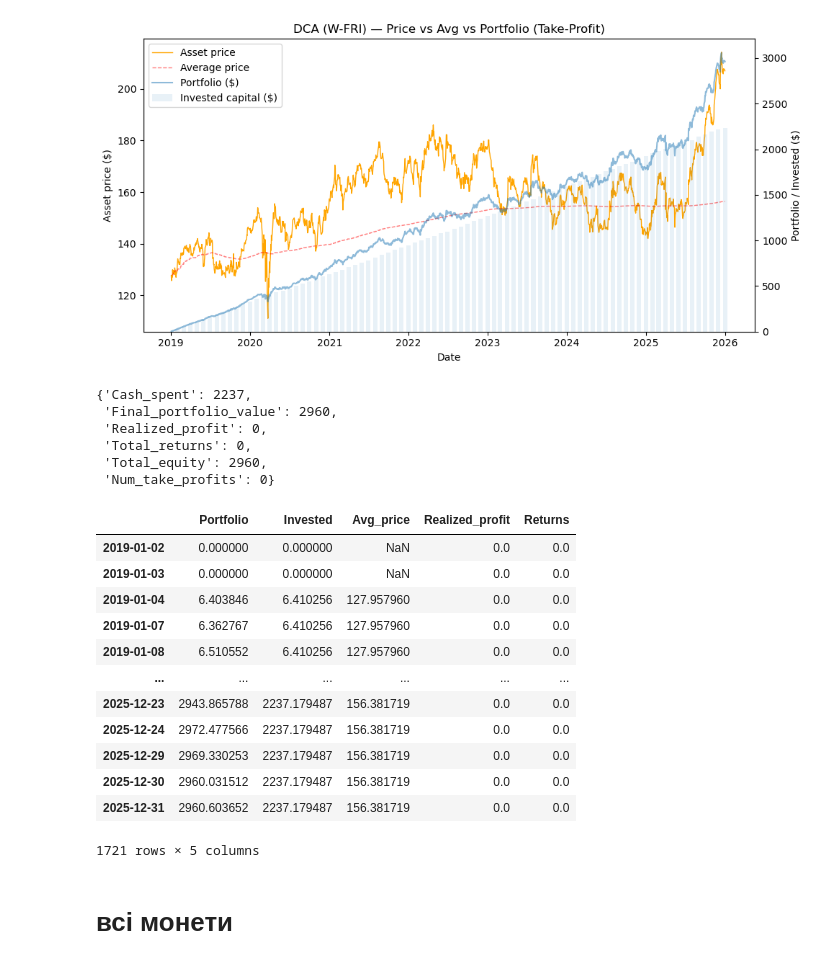
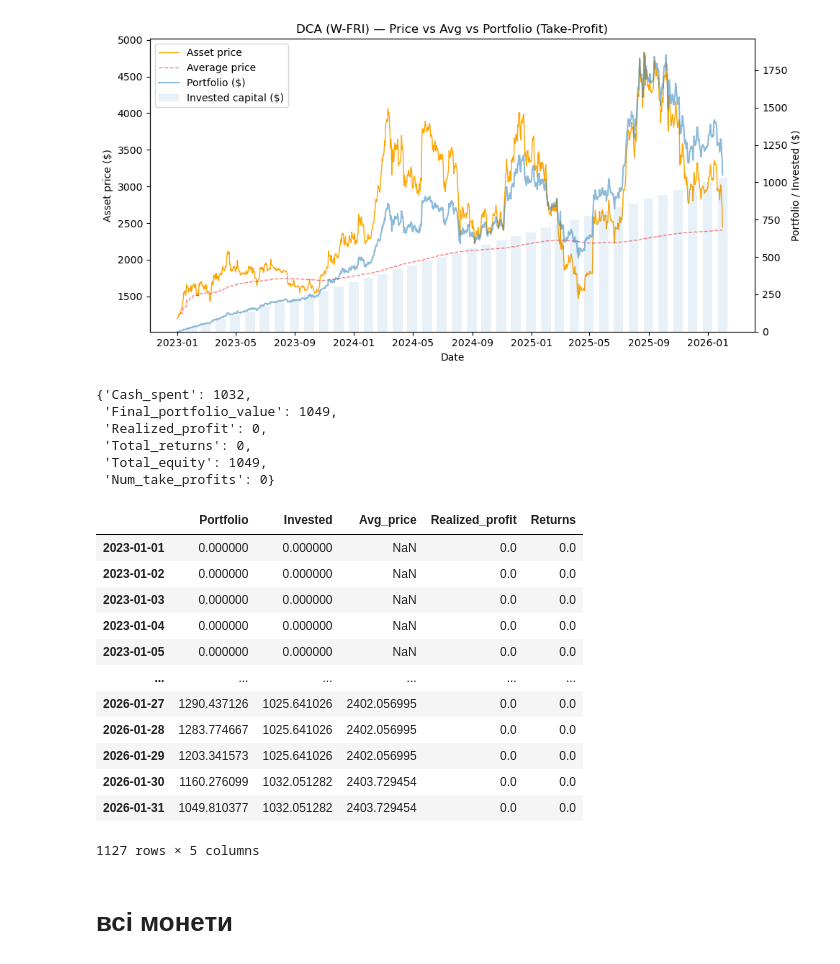
Before and after one commit to Familenko/backtest, a Jupyter notebook: test_backtest/test_dca.ipynb, the cells around one changed output. Cells and saved outputs as stored; diff of their text form; code cells hidden in the pictures.

```diff
--- a/test_backtest/test_dca.ipynb
+++ b/test_backtest/test_dca.ipynb
@@ -6,8 +6,8 @@ import optuna
 
 from backtest import backtest_dca
 # %%
-# df_origin = pd.read_csv("crypto.csv", index_col=0, parse_dates=True)
-df_origin = pd.read_csv("stock.csv", index_col=0, parse_dates=True)
+df_origin = pd.read_csv("data/crypto.csv", index_col=0, parse_dates=True)
+# df_origin = pd.read_csv("stock.csv", index_col=0, parse_dates=True)
 # df_origin = pd.read_csv("ucits_etf_market.csv", index_col=0, parse_dates=True)
 
 df_origin = df_origin.dropna()
@@ -30,44 +30,44 @@ df_origin
 # %%
-sol_prices = df_origin["JNJ"]
+sol_prices = df_origin["ETH"]
 invest_sum = 1000 / (52 * 3)
 
 res, metric = backtest_dca(
     prices=sol_prices,
     buy_amount=invest_sum,
     freq="W-FRI",
     available_sum=1_000_000,
     fee=0.001,
     profit_multiple=3,
     cooldown_days=180,
     plot=True
 )
 # %% [output]
-[figure, old version]
+[figure, new version]
 # %%
 metric
 # %% [output]
-{'Cash_spent': 2237,
- 'Final_portfolio_value': 2960,
+{'Cash_spent': 1032,
+ 'Final_portfolio_value': 1049,
  'Realized_profit': 0,
  'Total_returns': 0,
- 'Total_equity': 2960,
+ 'Total_equity': 1049,
  'Num_take_profits': 0}
 # %%
 res
 # %% [output]
 |  | Portfolio | Invested | Avg_price | Realized_profit | Returns |
-| 2019-01-02 | 0.000000 | 0.000000 | NaN | 0.0 | 0.0 |
-| 2019-01-03 | 0.000000 | 0.000000 | NaN | 0.0 | 0.0 |
-| 2019-01-04 | 6.403846 | 6.410256 | 127.957960 | 0.0 | 0.0 |
-| 2019-01-07 | 6.362767 | 6.410256 | 127.957960 | 0.0 | 0.0 |
-| 2019-01-08 | 6.510552 | 6.410256 | 127.957960 | 0.0 | 0.0 |
+| 2023-01-01 | 0.000000 | 0.000000 | NaN | 0.0 | 0.0 |
+| 2023-01-02 | 0.000000 | 0.000000 | NaN | 0.0 | 0.0 |
+| 2023-01-03 | 0.000000 | 0.000000 | NaN | 0.0 | 0.0 |
+| 2023-01-04 | 0.000000 | 0.000000 | NaN | 0.0 | 0.0 |
+| 2023-01-05 | 0.000000 | 0.000000 | NaN | 0.0 | 0.0 |
 | ... | ... | ... | ... | ... | ... |
-| 2025-12-23 | 2943.865788 | 2237.179487 | 156.381719 | 0.0 | 0.0 |
-| 2025-12-24 | 2972.477566 | 2237.179487 | 156.381719 | 0.0 | 0.0 |
-| 2025-12-29 | 2969.330253 | 2237.179487 | 156.381719 | 0.0 | 0.0 |
-| 2025-12-30 | 2960.031512 | 2237.179487 | 156.381719 | 0.0 | 0.0 |
-| 2025-12-31 | 2960.603652 | 2237.179487 | 156.381719 | 0.0 | 0.0 |
+| 2026-01-27 | 1290.437126 | 1025.641026 | 2402.056995 | 0.0 | 0.0 |
+| 2026-01-28 | 1283.774667 | 1025.641026 | 2402.056995 | 0.0 | 0.0 |
+| 2026-01-29 | 1203.341573 | 1025.641026 | 2402.056995 | 0.0 | 0.0 |
+| 2026-01-30 | 1160.276099 | 1032.051282 | 2403.729454 | 0.0 | 0.0 |
+| 2026-01-31 | 1049.810377 | 1032.051282 | 2403.729454 | 0.0 | 0.0 |
-1721 rows × 5 columns
+1127 rows × 5 columns
 # %% [markdown]
 # всі монети
 # %%
```
Also changed, not shown: parts of 8 cells of this notebook, 3 other files.
